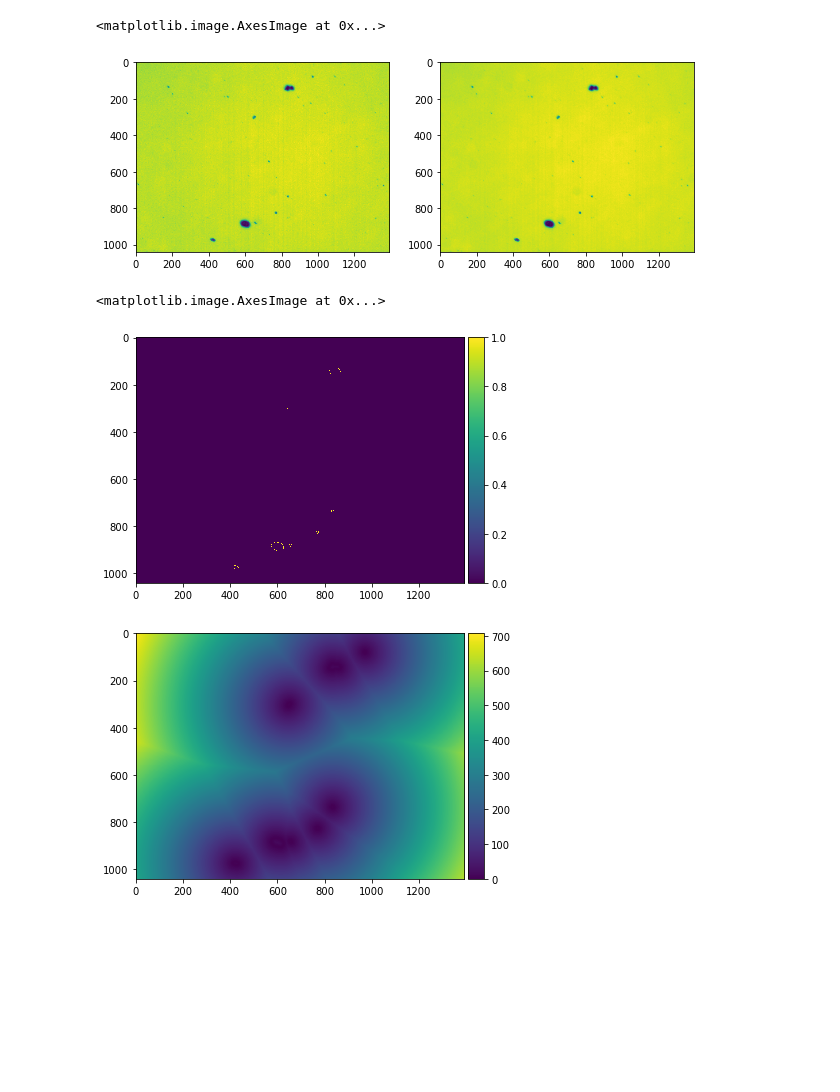
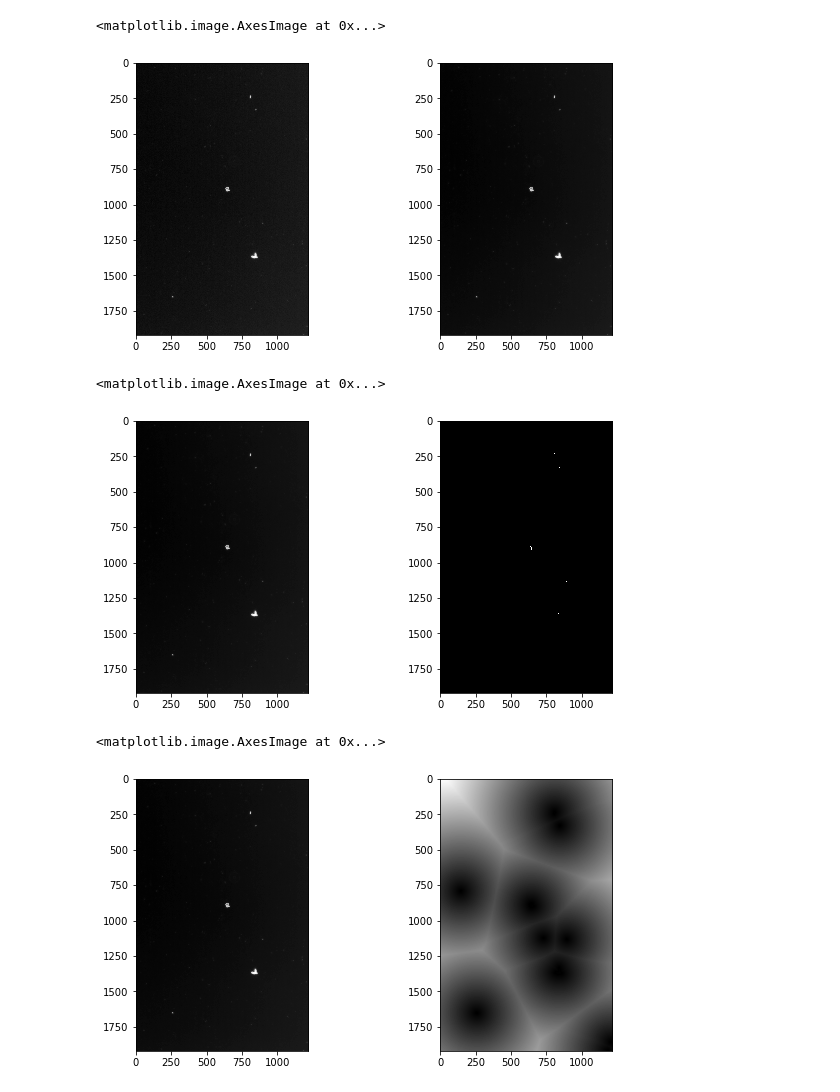
Before and after one commit to jrr1984/defects_analysis, a Jupyter notebook: Untitled.ipynb, the cells around one changed output. Saved outputs shown, nothing was run; the diff lists cells and outputs as text; code cells hidden in the pictures; blank space fills up the shorter version.

```diff
--- a/Untitled.ipynb
+++ b/Untitled.ipynb
@@ -16,3 +17,6 @@ pixels_to_microns = 0.586 #1pixel=0.586 microns
 # %%
-img = io.imread('C:/Users/juanr/Documents/mediciones microscopio metalografico/amarillo_11.tif')
+#img = io.imread('C:/Users/juanr/Documents/mediciones microscopio metalografico/amarillo_11.tif')
+img = io.imread('C:/Users/juanr/Documents/mediciones_ZEISS/bandas/Banda2scenes/Banda2scenes_m001.png')
+img = rgb2gray(img)
+img = util.invert(img)
 # %%
@@ -48,25 +54,31 @@ plt.hist(img_norm[:,:,0].flatten(),bins=100,log=True)
 # %%
-red = img_norm[:,:,0]
-red_denoised = filters.median(img_norm[:,:,0],selem=np.ones((5,5)))
+#red = img_norm[:,:,0]
+#red_denoised = filters.median(img_norm[:,:,0],selem=np.ones((5,5)))
+img_denoised = filters.median(img,selem=np.ones((5,5)))
 f,(ax0,ax1) = plt.subplots(1,2,figsize=(10,5))
-ax0.imshow(red)
-ax1.imshow(red_denoised)
+ax0.imshow(img,cmap='gray')
+ax1.imshow(img_denoised,cmap='gray')
 # %% [output]
 <matplotlib.image.AxesImage at 0x...>
-[figure, old version]
+[figure, new version]
 # %%
 #busco los bordes de los defectos
-edges = feature.canny(red,sigma=3.5)
-io.imshow(edges)
+edges = feature.canny(img_denoised,sigma=1) #play with sigma
+f,(ax0,ax1) = plt.subplots(1,2,figsize=(10,5))
+ax0.imshow(img_denoised,cmap='gray')
+ax1.imshow(edges,cmap='gray')
 # %% [output]
 <matplotlib.image.AxesImage at 0x...>
-[figure, old version]
+[figure, new version]
 # %%
 #creamos fuentes en los defectos
-#el mapa nos dice qué tan lejos está cada punto de los bordes de los defectos
+#el color en el mapa nos dice qué tan lejos está cada punto de los bordes de los defectos
 
 from scipy.ndimage import distance_transform_edt
 dt = distance_transform_edt(~edges)
-io.imshow(dt);
+f,(ax0,ax1) = plt.subplots(1,2,figsize=(10,5))
+ax0.imshow(img_denoised,cmap='gray')
+ax1.imshow(dt,cmap='gray')
 # %% [output]
+<matplotlib.image.AxesImage at 0x...>
-[figure, old version]
+[figure, new version]
```
Also changed, not shown: parts of 26 cells of this notebook, 16 other files.
